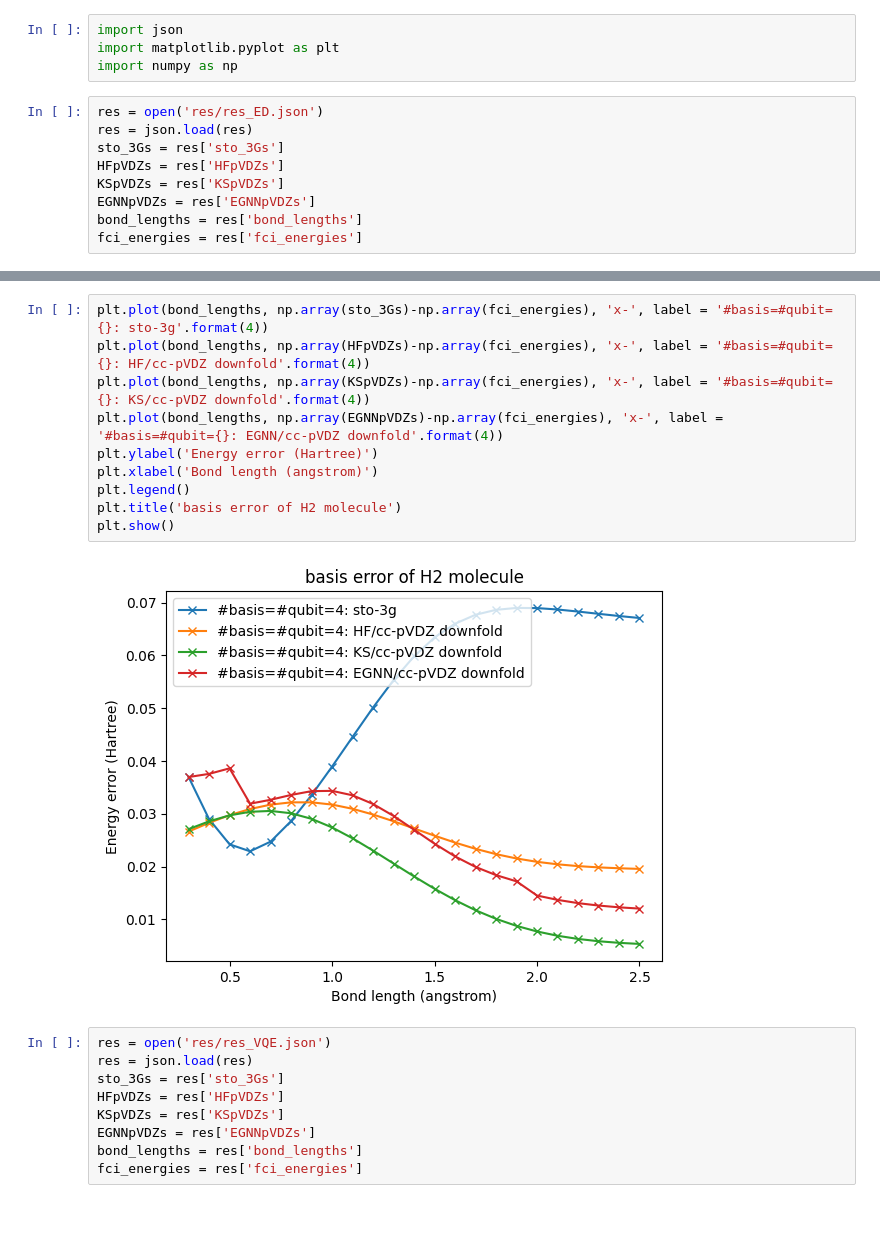
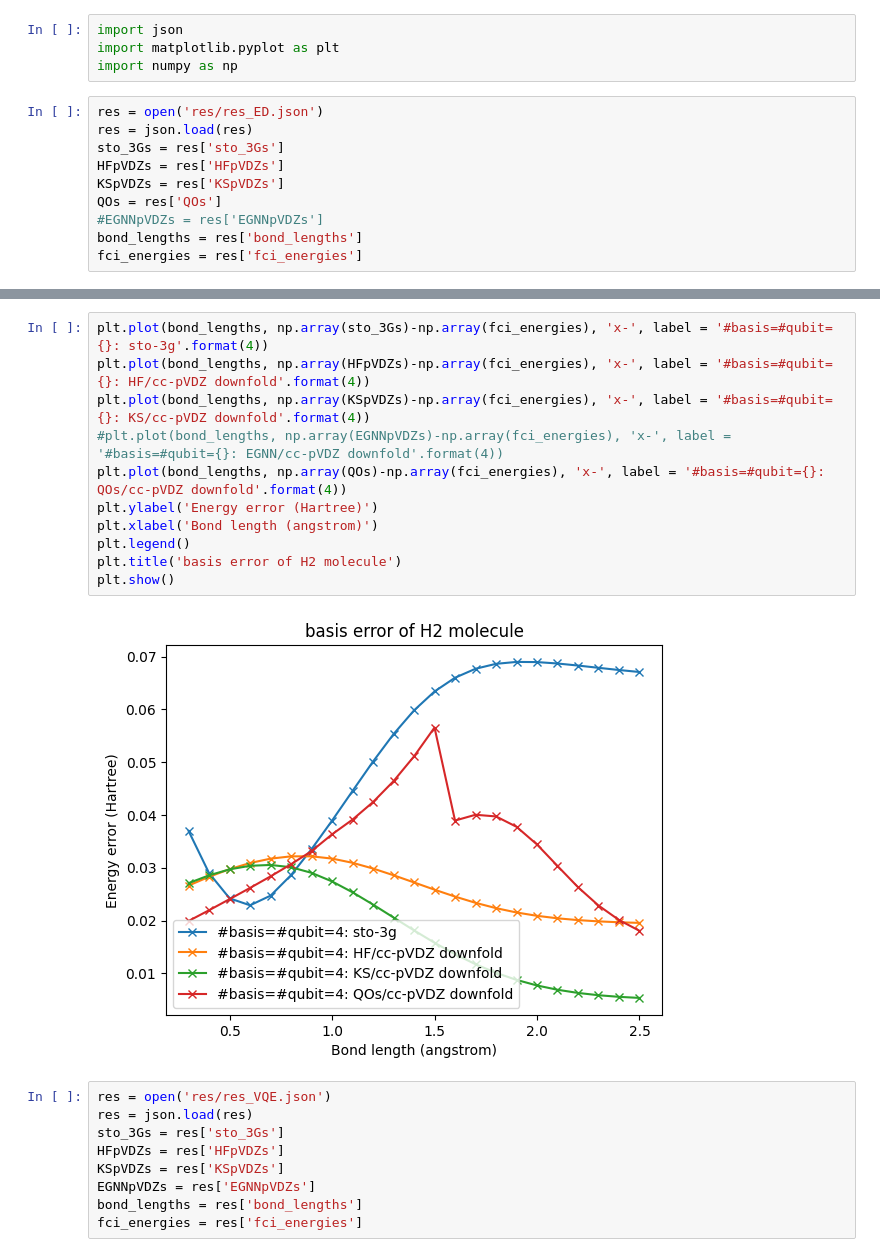
Before and after one commit to He-Wenhao/VQE_downfold, a Jupyter notebook: plots.ipynb, the cells around one changed output, grey strips where cells are left out. Cells and saved outputs as stored; diff of their text form; blank space fills up the shorter version.

```diff
--- a/plots.ipynb
+++ b/plots.ipynb
@@ -8,7 +8,8 @@ res = json.load(res)
 sto_3Gs = res['sto_3Gs']
 HFpVDZs = res['HFpVDZs']
 KSpVDZs = res['KSpVDZs']
-EGNNpVDZs = res['EGNNpVDZs']
+QOs = res['QOs']
+#EGNNpVDZs = res['EGNNpVDZs']
 bond_lengths = res['bond_lengths']
 fci_energies = res['fci_energies']
 # %%
@@ -28,15 +30,16 @@ plt.show()
 # %%
 plt.plot(bond_lengths, np.array(sto_3Gs)-np.array(fci_energies), 'x-', label = '#basis=#qubit={}: sto-3g'.format(4))
 plt.plot(bond_lengths, np.array(HFpVDZs)-np.array(fci_energies), 'x-', label = '#basis=#qubit={}: HF/cc-pVDZ downfold'.format(4))
 plt.plot(bond_lengths, np.array(KSpVDZs)-np.array(fci_energies), 'x-', label = '#basis=#qubit={}: KS/cc-pVDZ downfold'.format(4))
-plt.plot(bond_lengths, np.array(EGNNpVDZs)-np.array(fci_energies), 'x-', label = '#basis=#qubit={}: EGNN/cc-pVDZ downfold'.format(4))
+#plt.plot(bond_lengths, np.array(EGNNpVDZs)-np.array(fci_energies), 'x-', label = '#basis=#qubit={}: EGNN/cc-pVDZ downfold'.format(4))
+plt.plot(bond_lengths, np.array(QOs)-np.array(fci_energies), 'x-', label = '#basis=#qubit={}: QOs/cc-pVDZ downfold'.format(4))
 plt.ylabel('Energy error (Hartree)')
 plt.xlabel('Bond length (angstrom)')
 plt.legend()
 plt.title('basis error of H2 molecule')
 plt.show()
 # %% [output]
-[figure, old version]
+[figure, new version]
 # %%
 res = open('res/res_VQE.json')
 res = json.load(res)
```
Also changed, not shown: parts of 3 cells of this notebook, 10 other files.
